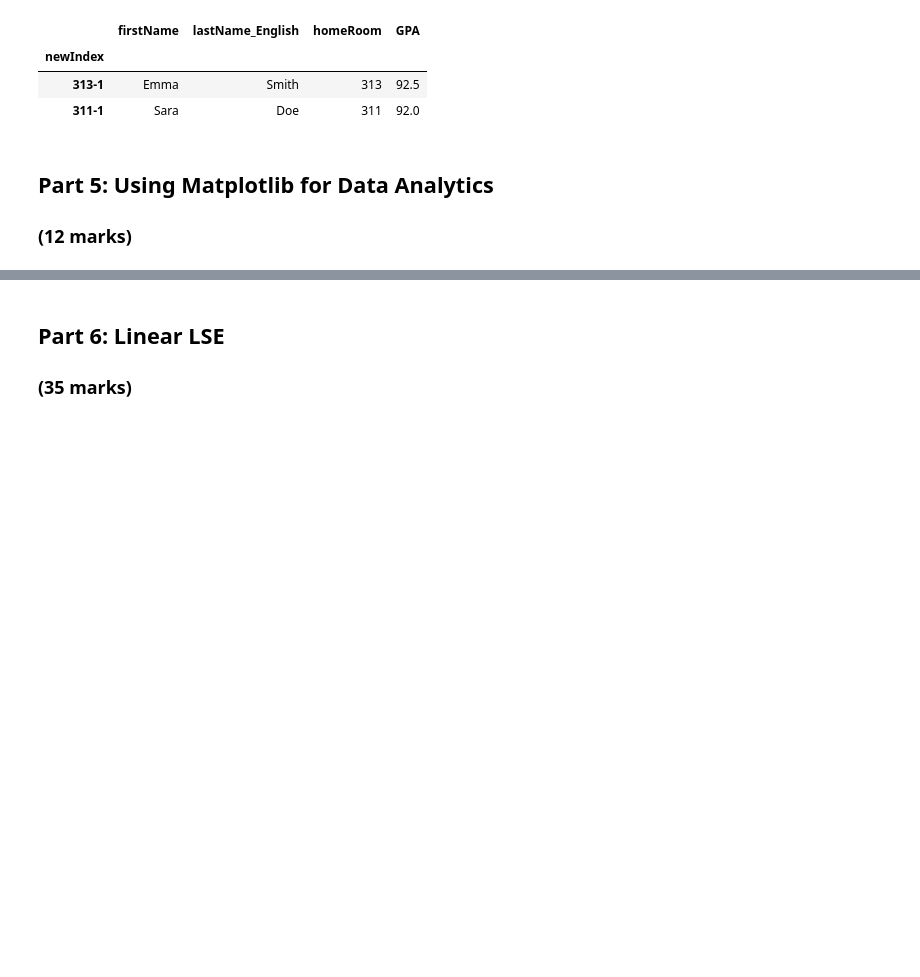
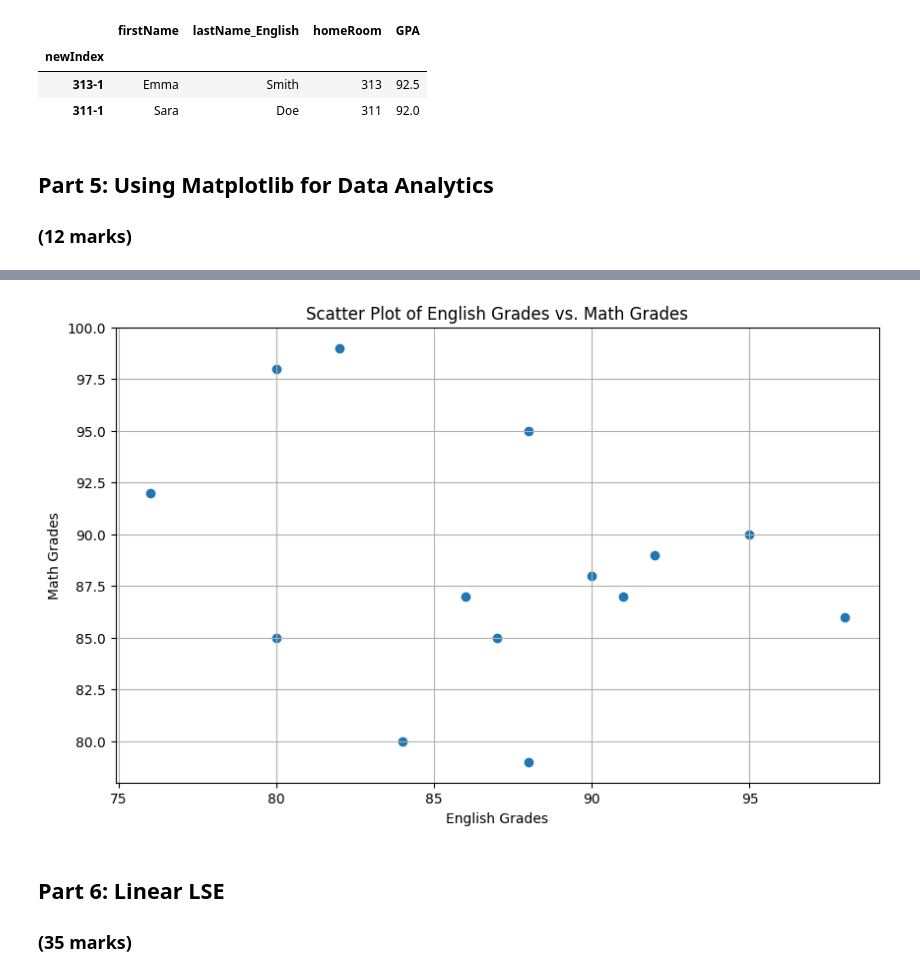
Before and after one commit to prabjotsanghera/ENGG680_2025_Fall, a Jupyter notebook: Lab_Assignment1/StudentGradeManagementSystem.ipynb, the cells around one changed output, grey strips where cells are left out. Cells and saved outputs as stored; diff of their text form; code cells hidden in the pictures; blank space fills up the shorter version.

```diff
--- a/Lab_Assignment1/StudentGradeManagementSystem.ipynb
+++ b/Lab_Assignment1/StudentGradeManagementSystem.ipynb
@@ -706,22 +715,27 @@ plt.show()
 # %%
 # Let's also use matplotlib to display a scatter plot of English vs. Math grades
 # Scatter plots are useful for seeing the relationship between two variables
 plt.figure(figsize=(10, 6))
 
 # Step 1: Use .scatter(x_data, y_data) to create a scatter plot using the English grades on the x-axis, and Math grades on the y-axis
 # (2 mark)
-#
+plt.scatter(df_studentGrades['englishGrade'], df_studentGrades['mathGrade'])
 
 # Step 1: Properly label the x and y axes as well as the title of your plot.
 # (3 marks)
-#
+plt.xlabel('English Grades')
+plt.ylabel('Math Grades')
+plt.title('Scatter Plot of English Grades vs. Math Grades')
+
 plt.grid(True)
 
 # Step 2: Output an image file for the scatter plot with a descriptive file name
 # (1 mark)
-#
+plt.savefig('english_vs_math_scatter.png')
 
 plt.show()
+# %% [output]
+[figure, added]
 # %%
 # From the scatter plot, is there a relationship between the Math and English grades?
 # (1 mark)
```
Also changed, not shown: parts of 19 cells of this notebook.
